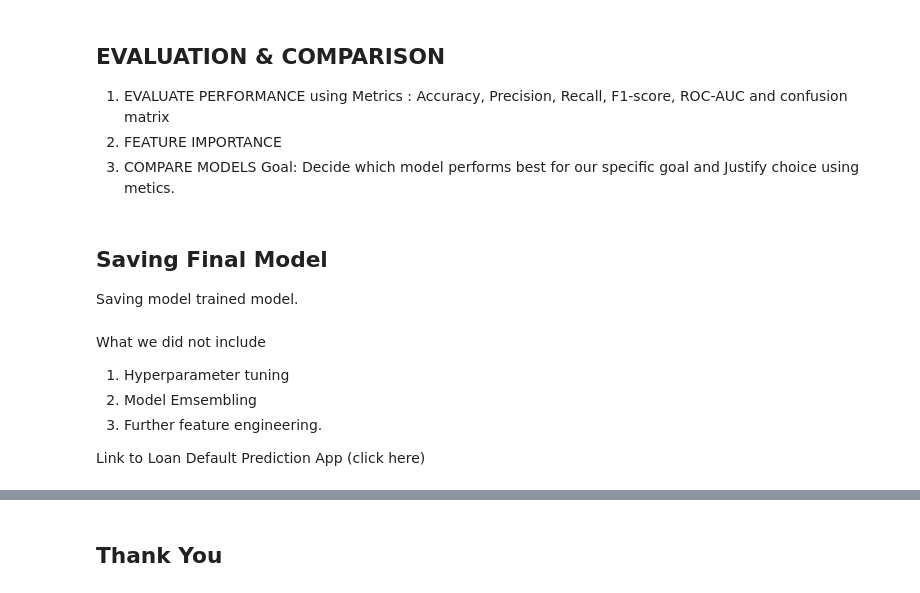
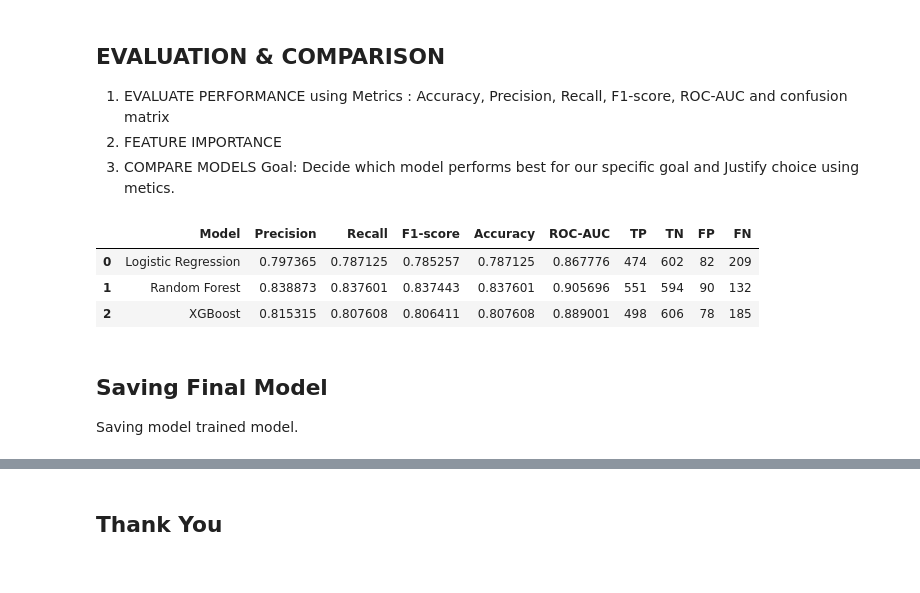
Before and after one commit to VanessaAttaFynn/Zindi-Loan-Default-Prediction, a Jupyter notebook: Load-Default_Prediction.ipynb, the cells around one changed output, grey strips where cells are left out. Saved outputs shown, nothing was run; the diff lists cells and outputs as text; code cells hidden in the pictures.

```diff
--- a/Load-Default_Prediction.ipynb
+++ b/Load-Default_Prediction.ipynb
@@ -844,15 +851,60 @@ Confusion Matrix:
 2. FEATURE IMPORTANCE
 3. COMPARE MODELS Goal: Decide which model performs best for our specific goal
 and Justify choice using metics.
+# %%
+from sklearn.metrics import classification_report, confusion_matrix, accuracy_score, roc_auc_score
+
+# List of models and their predictions
+models = ["Logistic Regression", "Random Forest", "XGBoost"]
+preds = [y_pred_lr, y_pred_rf, y_pred_xgb]      # predicted labels
+probas = [y_proba_lr, y_proba_rf, y_proba_xgb]  # predicted probabilities
+
+# Create an empty list to store results
+results = []
+
+# Loop over models to calculate metrics
+for i, model in enumerate(models):
+    y_pred = preds[i]
+    y_proba = probas[i]
+
+    # Confusion matrix
+    tn, fp, fn, tp = confusion_matrix(y_val, y_pred).ravel()
+
+    # Classification report
+    report = classification_report(y_val, y_pred, output_dict=True)
+    precision = report['weighted avg']['precision']
+    recall = report['weighted avg']['recall']
+    f1 = report['weighted avg']['f1-score']
+
+    # Accuracy & ROC-AUC
+    acc = accuracy_score(y_val, y_pred)
+    roc_auc = roc_auc_score(y_val, y_proba)
+
+    results.append({
+        "Model": model,
+        "Precision": precision,
+        "Recall": recall,
+        "F1-score": f1,
+        "Accuracy": acc,
+        "ROC-AUC": roc_auc,
+        "TP": tp,
+        "TN": tn,
+        "FP": fp,
+        "FN": fn
+    })
+
+# Convert to DataFrame
+results_df = pd.DataFrame(results)
+
+# Display nicely
+results_df
+# %% [output]
+|  | Model | Precision | Recall | F1-score | Accuracy | ROC-AUC | TP | TN | FP | FN |
+| 0 | Logistic Regression | 0.797365 | 0.787125 | 0.785257 | 0.787125 | 0.867776 | 474 | 602 | 82 | 209 |
+| 1 | Random Forest | 0.838873 | 0.837601 | 0.837443 | 0.837601 | 0.905696 | 551 | 594 | 90 | 132 |
+| 2 | XGBoost | 0.815315 | 0.807608 | 0.806411 | 0.807608 | 0.889001 | 498 | 606 | 78 | 185 |
 # %% [markdown]
 <a id='model'></a>
 
 ## Saving Final Model
 Saving model trained model.
-# %% [markdown]
-What we did not include
-1. Hyperparameter tuning
-2. Model Emsembling
-3. Further feature engineering.
-
-Link to Loan Default Prediction App (click here)
```
Also changed, not shown: parts of 3 cells of this notebook, 2 other files.
